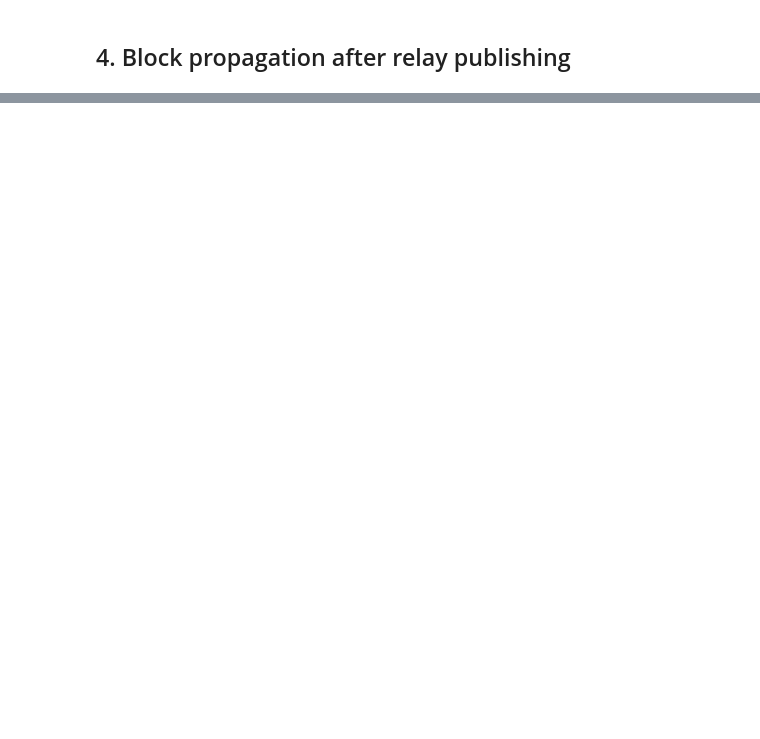
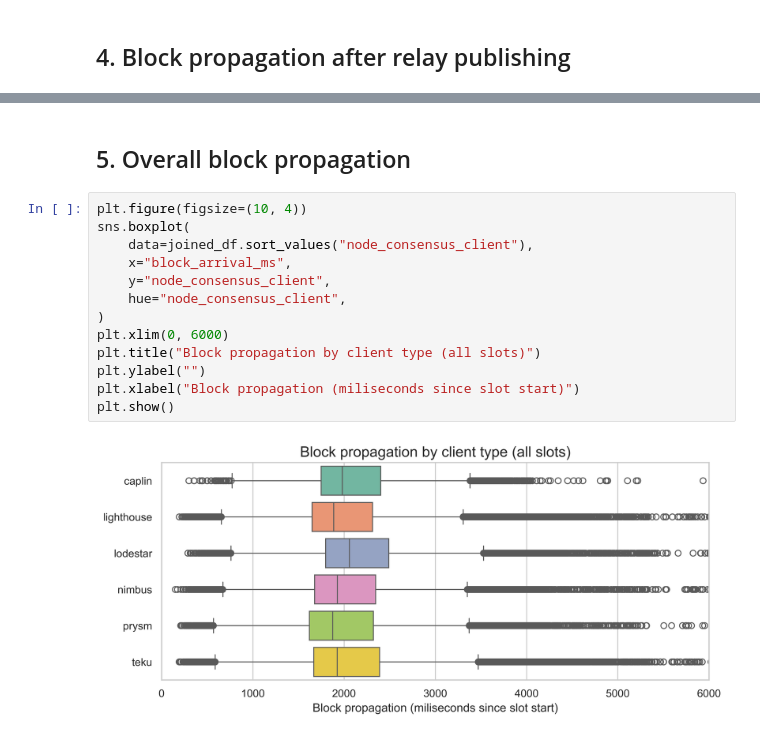
Before and after one commit to misilva73/eth-slot-analysis, a Jupyter notebook: notebooks/2.3-beacon-block-arrivals-with-relay.ipynb, the cells around one changed output, grey strips where cells are left out. Drawn from its saved outputs; the diff is of its cells as text; blank space fills up the shorter version.

```diff
--- a/notebooks/2.3-beacon-block-arrivals-with-relay.ipynb
+++ b/notebooks/2.3-beacon-block-arrivals-with-relay.ipynb
@@ -250 +244,18 @@ pub    841.0
 Name: published_by_relay, dtype: float64
+# %% [markdown]
+## 5. Overall block propagation
+# %%
+plt.figure(figsize=(10, 4))
+sns.boxplot(
+    data=joined_df.sort_values("node_consensus_client"),
+    x="block_arrival_ms",
+    y="node_consensus_client",
+    hue="node_consensus_client",
+)
+plt.xlim(0, 6000)
+plt.title("Block propagation by client type (all slots)")
+plt.ylabel("")
+plt.xlabel("Block propagation (miliseconds since slot start)")
+plt.show()
+# %% [output]
+[figure, added]
```
Also changed, not shown: parts of 23 cells of this notebook, 1 other file.
